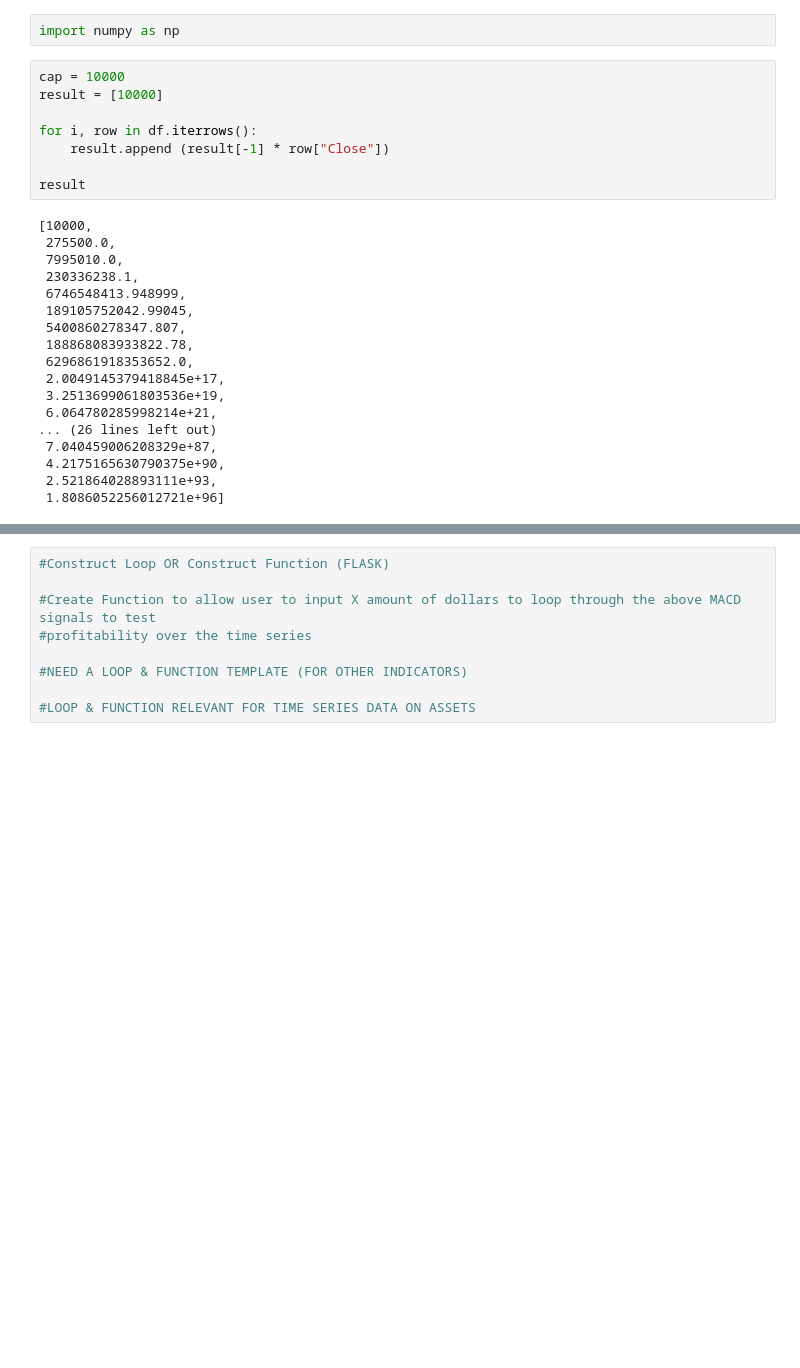
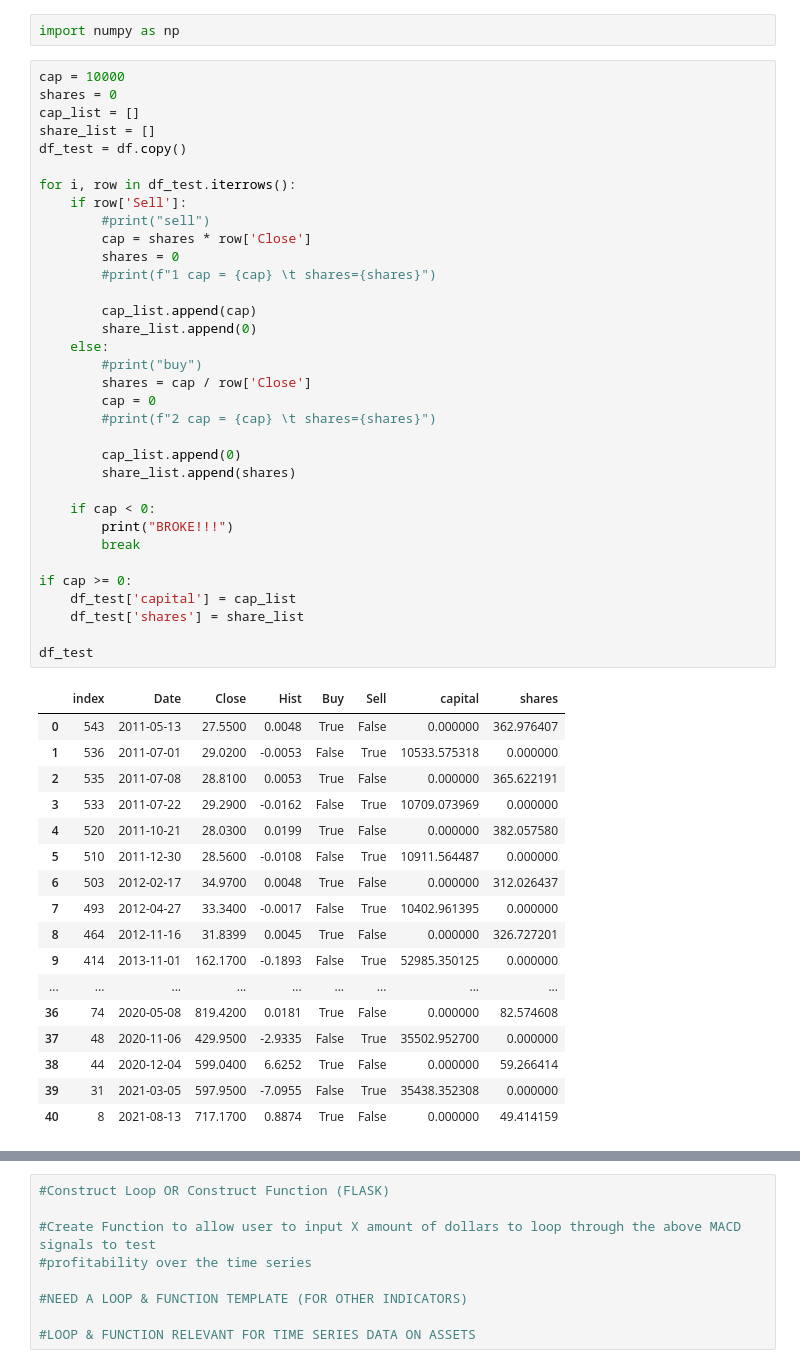
Before and after one commit to PadraicMellett/Project-2-Crypto-Indicator, a Jupyter notebook: tesla_weekly_data.ipynb, the cells around one changed output, grey strips where cells are left out. Cells and saved outputs as stored; diff of their text form; blank space fills up the shorter version.

```diff
--- a/tesla_weekly_data.ipynb
+++ b/tesla_weekly_data.ipynb
@@ -211,30 +211,56 @@ df
 | 40 | 8 | 2021-08-13 | 717.1700 | 0.8874 | True | False |
 # %%
 import numpy as np
-# %%
-cap = 10000
-result = [10000]
-
-for i, row in df.iterrows():
-    result.append (result[-1] * row["Close"])
-
-result
-# %% [output]
-[10000,
- 275500.0,
- 7995010.0,
- 230336238.1,
- 6746548413.948999,
- 189105752042.99045,
- 5400860278347.807,
- 188868083933822.78,
- 6296861918353652.0,
- 2.0049145379418845e+17,
- 3.2513699061803536e+19,
- 6.064780285998214e+21,
-... (26 lines left out)
- 7.040459006208329e+87,
- 4.2175165630790375e+90,
- 2.521864028893111e+93,
- 1.8086052256012721e+96]
+# %%
+cap = 10000
+shares = 0
+cap_list = []
+share_list = []
+df_test = df.copy()
+
+for i, row in df_test.iterrows():
+    if row['Sell']:
+        #print("sell")
+        cap = shares * row['Close']
+        shares = 0
+        #print(f"1 cap = {cap} \t shares={shares}")
+
+        cap_list.append(cap)
+        share_list.append(0)
+    else:
+        #print("buy")
+        shares = cap / row['Close']
+        cap = 0
+        #print(f"2 cap = {cap} \t shares={shares}")
+
+        cap_list.append(0)
+        share_list.append(shares)
+
+    if cap < 0:
+        print("BROKE!!!")
+        break
+
+if cap >= 0:
+    df_test['capital'] = cap_list
+    df_test['shares'] = share_list
+
+df_test
+# %% [output]
+|  | index | Date | Close | Hist | Buy | Sell | capital | shares |
+| 0 | 543 | 2011-05-13 | 27.5500 | 0.0048 | True | False | 0.000000 | 362.976407 |
+| 1 | 536 | 2011-07-01 | 29.0200 | -0.0053 | False | True | 10533.575318 | 0.000000 |
+| 2 | 535 | 2011-07-08 | 28.8100 | 0.0053 | True | False | 0.000000 | 365.622191 |
+| 3 | 533 | 2011-07-22 | 29.2900 | -0.0162 | False | True | 10709.073969 | 0.000000 |
+| 4 | 520 | 2011-10-21 | 28.0300 | 0.0199 | True | False | 0.000000 | 382.057580 |
+| 5 | 510 | 2011-12-30 | 28.5600 | -0.0108 | False | True | 10911.564487 | 0.000000 |
+| 6 | 503 | 2012-02-17 | 34.9700 | 0.0048 | True | False | 0.000000 | 312.026437 |
+| 7 | 493 | 2012-04-27 | 33.3400 | -0.0017 | False | True | 10402.961395 | 0.000000 |
+| 8 | 464 | 2012-11-16 | 31.8399 | 0.0045 | True | False | 0.000000 | 326.727201 |
+| 9 | 414 | 2013-11-01 | 162.1700 | -0.1893 | False | True | 52985.350125 | 0.000000 |
+| ... | ... | ... | ... | ... | ... | ... | ... | ... |
+| 36 | 74 | 2020-05-08 | 819.4200 | 0.0181 | True | False | 0.000000 | 82.574608 |
+| 37 | 48 | 2020-11-06 | 429.9500 | -2.9335 | False | True | 35502.952700 | 0.000000 |
+| 38 | 44 | 2020-12-04 | 599.0400 | 6.6252 | True | False | 0.000000 | 59.266414 |
+| 39 | 31 | 2021-03-05 | 597.9500 | -7.0955 | False | True | 35438.352308 | 0.000000 |
+| 40 | 8 | 2021-08-13 | 717.1700 | 0.8874 | True | False | 0.000000 | 49.414159 |
 # %%
```
Also changed, not shown: parts of 5 cells of this notebook.
